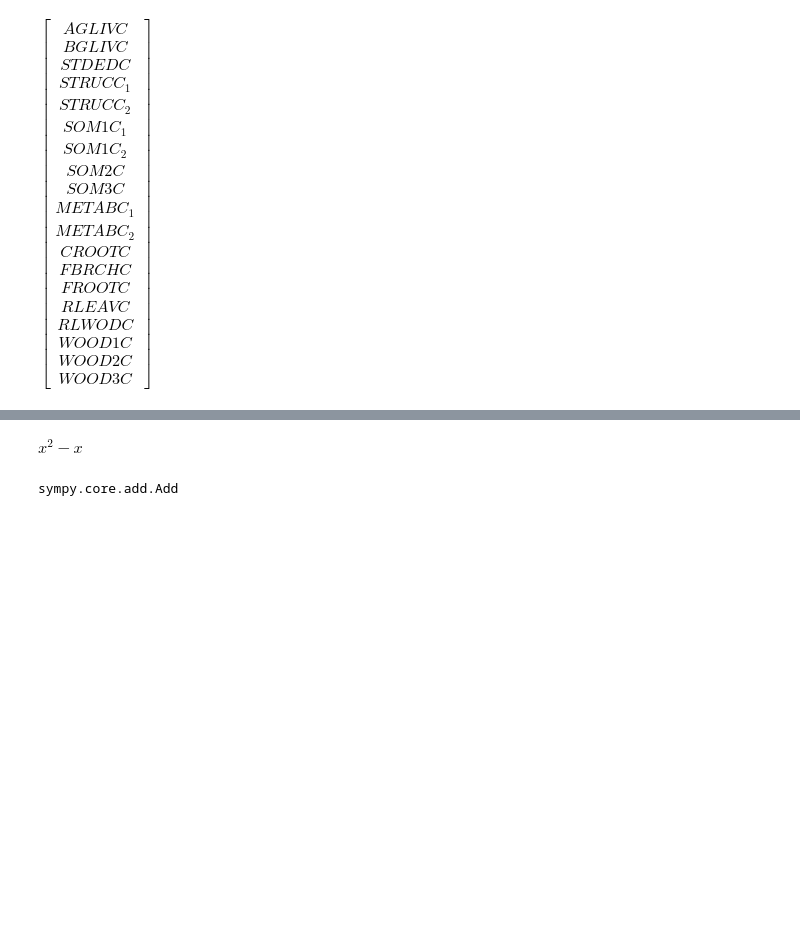
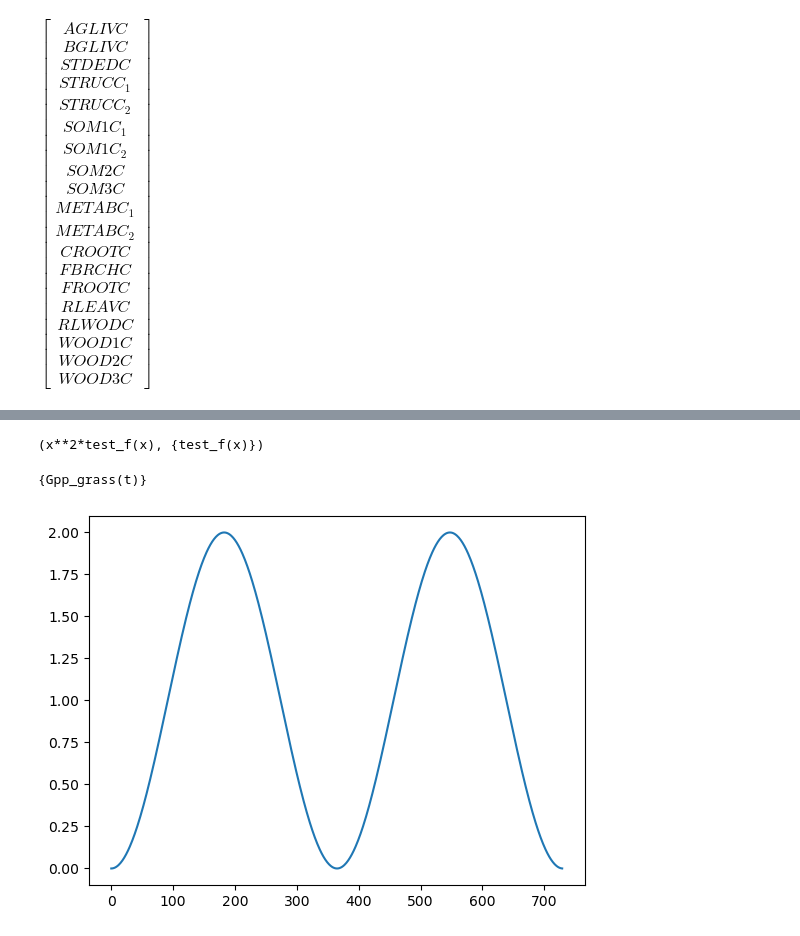
Before and after one commit to MPIBGC-TEE/bgc_md2, a Jupyter notebook: prototypes/mini_model.ipynb, the cells around one changed output, grey strips where cells are left out. Cells and saved outputs as stored; diff of their text form; code cells hidden in the pictures; blank space fills up the shorter version.

```diff
--- a/prototypes/mini_model.ipynb
+++ b/prototypes/mini_model.ipynb
@@ -229,10 +172,9 @@ x=Symbol("x")
 # %%
-s=x**2-x
-
-s
+# The functions are a bit more obvious since we only expressed a view of them explicitly
+# but we could also find them as the little example schows...
+test_f = Function("test_f")
+x = Symbol("x")
+expr = x**2*test_f(x)
+expr, expr.atoms(Function)
 # %% [output]
-$\displaystyle x^{2} - x$
+(x**2*test_f(x), {test_f(x)})
-# %%
-type(s)
-# %% [output]
-sympy.core.add.Add
@@ -241,0 +181,19 @@ Rational(45,100)
+# %%
+# Now for our real model, where functions could be in the
+mvs.get_InputTuple().atoms(Function).union(mvs.get_CompartmentalMatrix().atoms(Function))
+# %% [output]
+{Gpp_grass(t)}
+# %%
+# we build a concrete numeric version of this symbolic function,
+# which will in real live in all likelyhood be an interpolation from data (probably from a netcdf file)
+# We can build such a function later when you tell me about your data format.
+# Here invented  a seasonal function with a peak in the middle of the year
+def num_G_pp_grass(t):
+    omega=2*np.pi/365 #period of 365 days
+    phi=np.pi # phaseshift to start at the lowest value at t=0
+    return 1+np.cos(omega*t + phi)
+ts=np.array(range(730))
+ax=plt.plot(ts,num_G_pp_grass(ts))
+func_dict={Gpp_grass(t): num_G_pp_grass}
+# %% [output]
+[figure, added]
```
Also changed, not shown: parts of 21 cells of this notebook, 2 other files.
